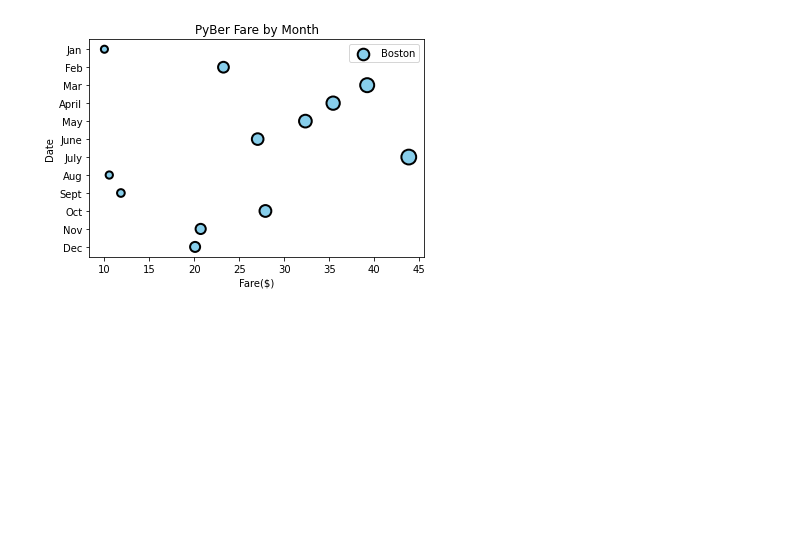
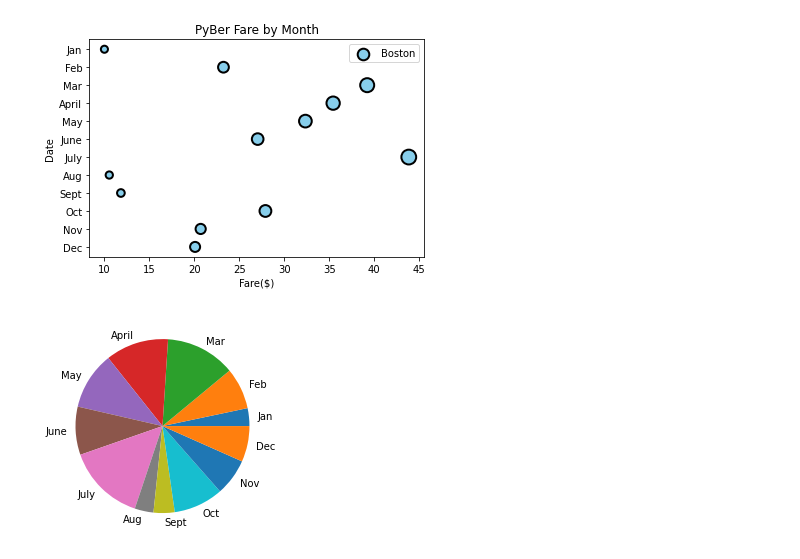
Before and after one commit to jobloom79/PyBer_Analysis, a Jupyter notebook: matplotlib_practice.ipynb, the cells around one changed output. Cells and saved outputs as stored; diff of their text form; code cells hidden in the pictures; blank space fills up the shorter version.

```diff
--- a/matplotlib_practice.ipynb
+++ b/matplotlib_practice.ipynb
@@ -194,3 +194,9 @@ ax.legend()
 ax.alpha=(1)
 # %% [output]
 [figure]
+# %%
+# Create a pie chart using matlab method
+plt.pie(y_axis, labels = x_axis)
+plt.show()
+# %% [output]
+[figure, added]
```
Also changed, not shown: parts of 4 cells of this notebook.
